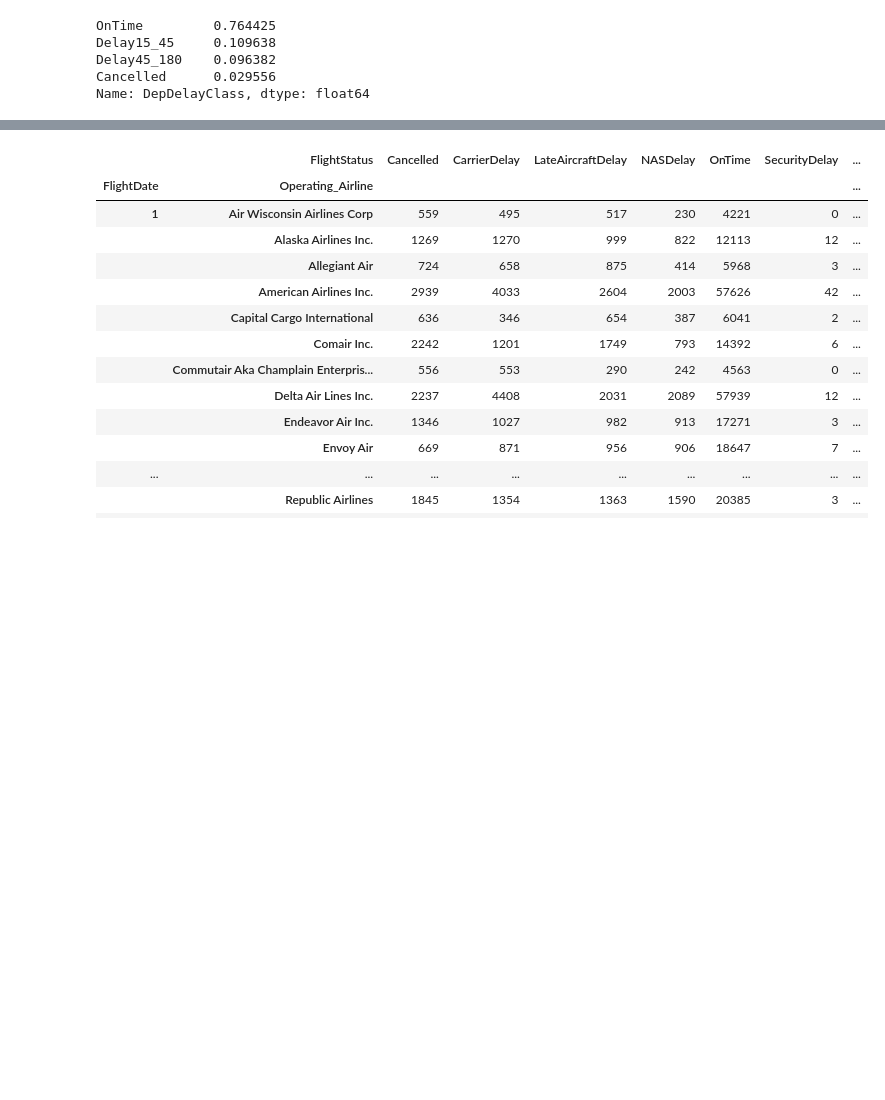
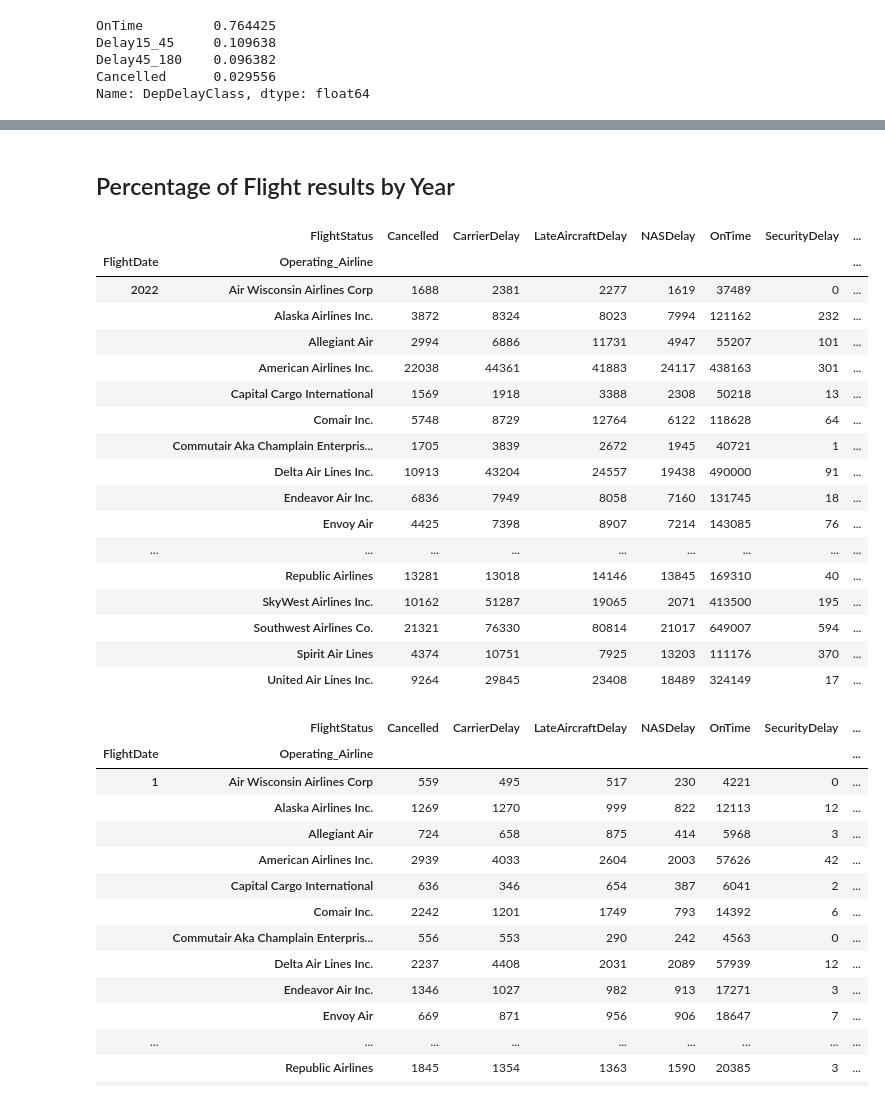
Before and after one commit to georgetown-analytics/team-3, a Jupyter notebook: flight_model/notebooks/STAT/stat1_flight_data_2022.ipynb, the cells around one changed output, grey strips where cells are left out. Saved outputs shown, nothing was run; the diff lists cells and outputs as text; code cells hidden in the pictures; blank space fills up the shorter version.

```diff
--- a/flight_model/notebooks/STAT/stat1_flight_data_2022.ipynb
+++ b/flight_model/notebooks/STAT/stat1_flight_data_2022.ipynb
@@ -236,4 +301,33 @@ flight_status(df_flights)
 [figure]
+# %% [markdown]
+## Percentage of Flight results by Year
+# %%
+df_agg = (df_flights
+ .groupby([df_flights["FlightDate"].dt.year, "Operating_Airline"])
+ [["FlightStatus"]]
+ .value_counts()
+ .unstack()
+ )
+df_agg.style.background_gradient(cmap="Greens")
+# %% [output]
+|  | FlightStatus | Cancelled | CarrierDelay | LateAircraftDelay | NASDelay | OnTime | SecurityDelay | ... |
+| FlightDate | Operating_Airline |  |  |  |  |  |  | ... |
+| 2022 | Air Wisconsin Airlines Corp | 1688 | 2381 | 2277 | 1619 | 37489 | 0 | ... |
+|  | Alaska Airlines Inc. | 3872 | 8324 | 8023 | 7994 | 121162 | 232 | ... |
+|  | Allegiant Air | 2994 | 6886 | 11731 | 4947 | 55207 | 101 | ... |
+|  | American Airlines Inc. | 22038 | 44361 | 41883 | 24117 | 438163 | 301 | ... |
+|  | Capital Cargo International | 1569 | 1918 | 3388 | 2308 | 50218 | 13 | ... |
+|  | Comair Inc. | 5748 | 8729 | 12764 | 6122 | 118628 | 64 | ... |
+|  | Commutair Aka Champlain Enterpris... | 1705 | 3839 | 2672 | 1945 | 40721 | 1 | ... |
+|  | Delta Air Lines Inc. | 10913 | 43204 | 24557 | 19438 | 490000 | 91 | ... |
+|  | Endeavor Air Inc. | 6836 | 7949 | 8058 | 7160 | 131745 | 18 | ... |
+|  | Envoy Air | 4425 | 7398 | 8907 | 7214 | 143085 | 76 | ... |
+| ... | ... | ... | ... | ... | ... | ... | ... | ... |
+|  | Republic Airlines | 13281 | 13018 | 14146 | 13845 | 169310 | 40 | ... |
+|  | SkyWest Airlines Inc. | 10162 | 51287 | 19065 | 2071 | 413500 | 195 | ... |
+|  | Southwest Airlines Co. | 21321 | 76330 | 80814 | 21017 | 649007 | 594 | ... |
+|  | Spirit Air Lines | 4374 | 10751 | 7925 | 13203 | 111176 | 370 | ... |
+|  | United Air Lines Inc. | 9264 | 29845 | 23408 | 18489 | 324149 | 17 | ... |
 # %%
 df_agg = (df_flights
  .groupby([df_flights["FlightDate"].dt.month, "Operating_Airline"])
```
Also changed, not shown: parts of 12 cells of this notebook.
